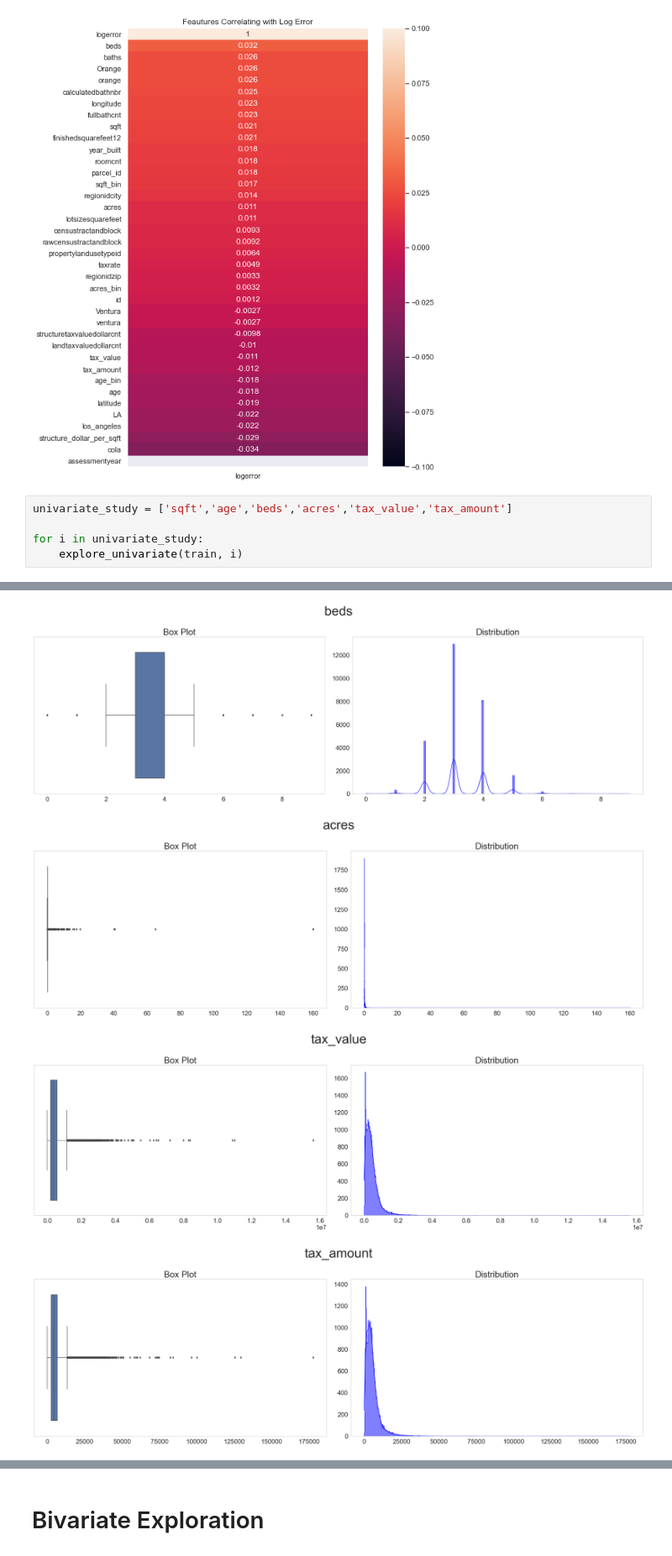
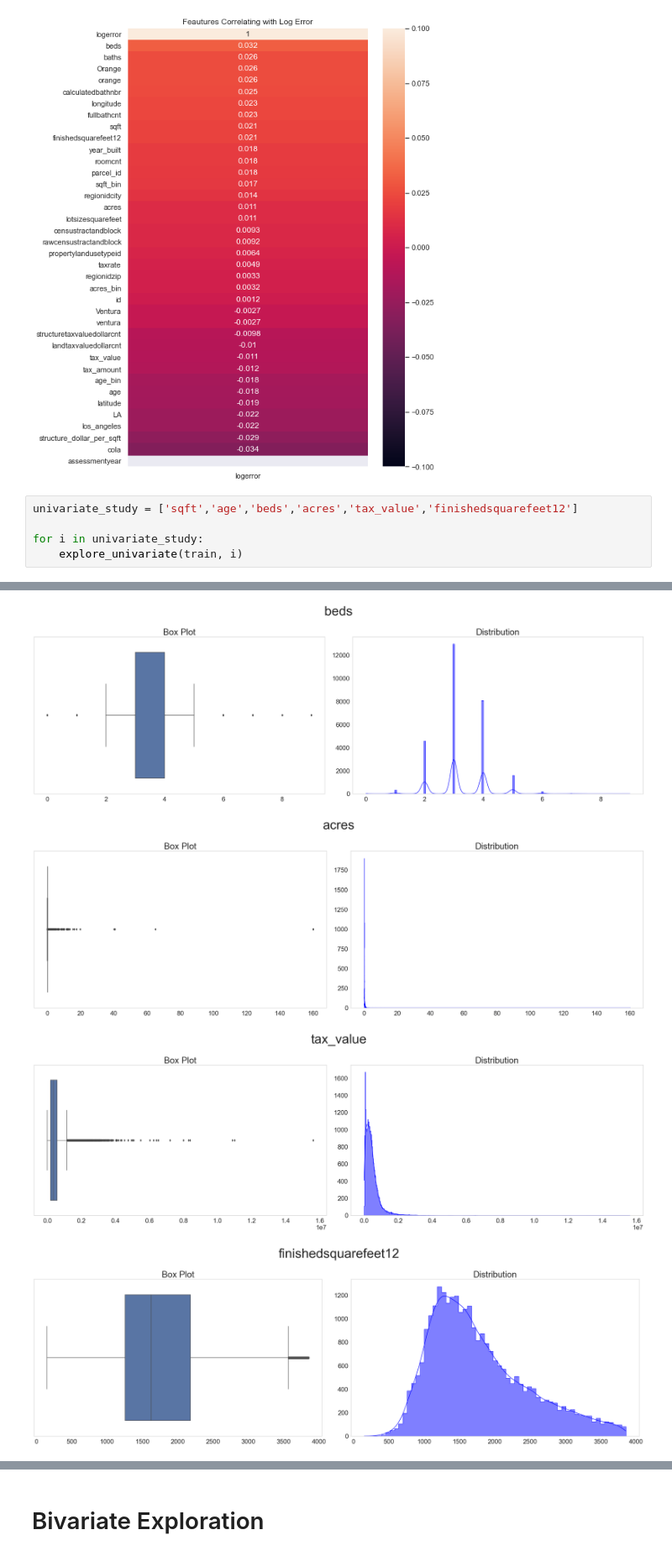
Before and after one commit to chriseverts/zillow_cluster_project, a Jupyter notebook: initial_workbook.ipynb, the cells around one changed output, grey strips where cells are left out. Shown at 84% size. Cells and saved outputs as stored; diff of their text form.

```diff
--- a/initial_workbook.ipynb
+++ b/initial_workbook.ipynb
@@ -224,17 +248,17 @@ get_zillow_heatmap(train)
 <AxesSubplot:title={'center':'Feautures Correlating with Log Error'}>
 [figure]
 # %%
-univariate_study = ['sqft','age','beds','acres','tax_value','tax_amount']
+univariate_study = ['sqft','age','beds','acres','tax_value','finishedsquarefeet12']
 
 for i in univariate_study:
     explore_univariate(train, i)
 # %% [output]
 [figure]
 [figure]
 [figure]
 [figure]
 [figure]
-[figure, old version]
+[figure, new version]
 # %%
 explore_univariate(train, 'sqft')
 
```
Also changed, not shown: parts of 73 cells of this notebook, 1 other file.
